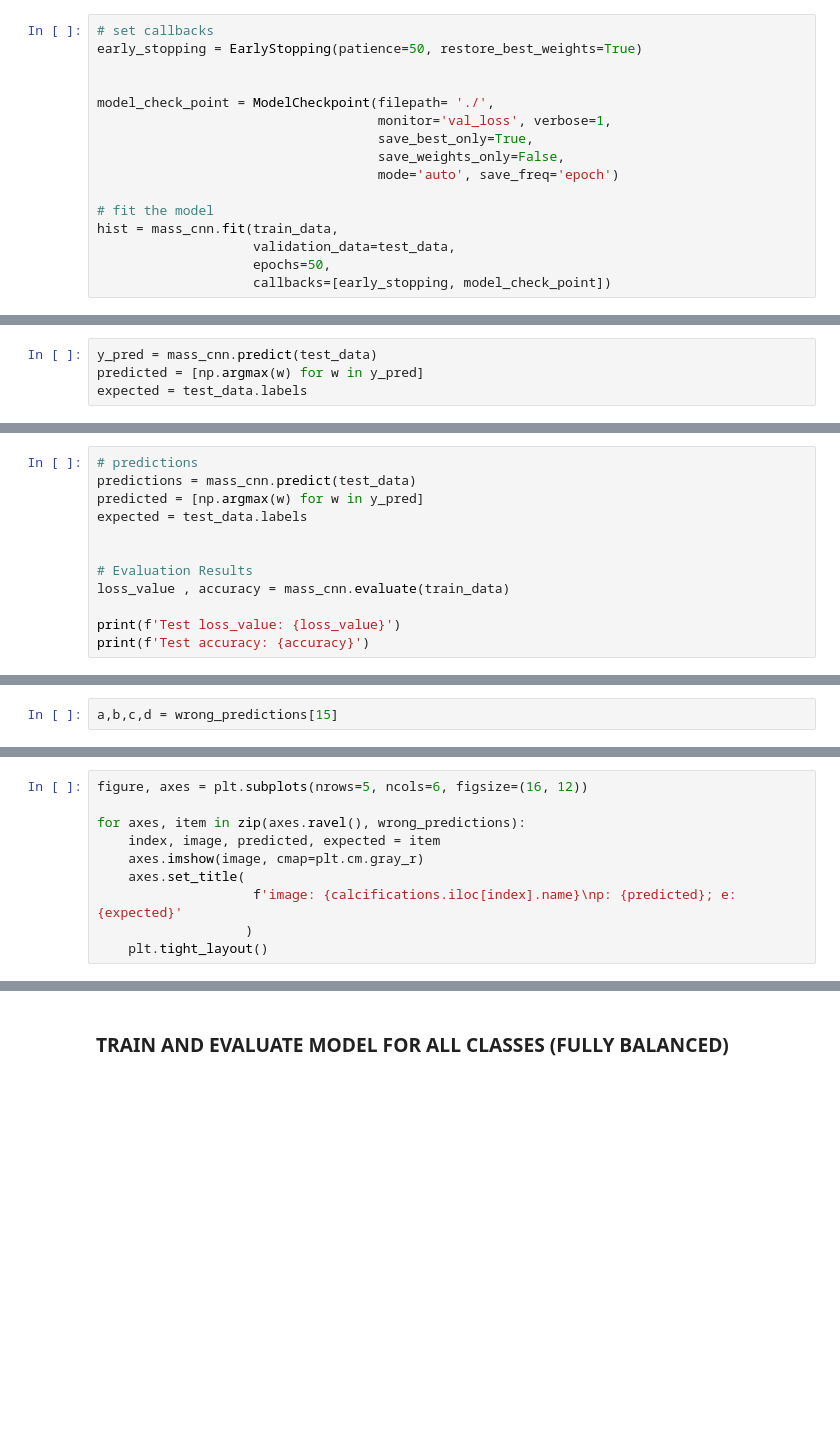
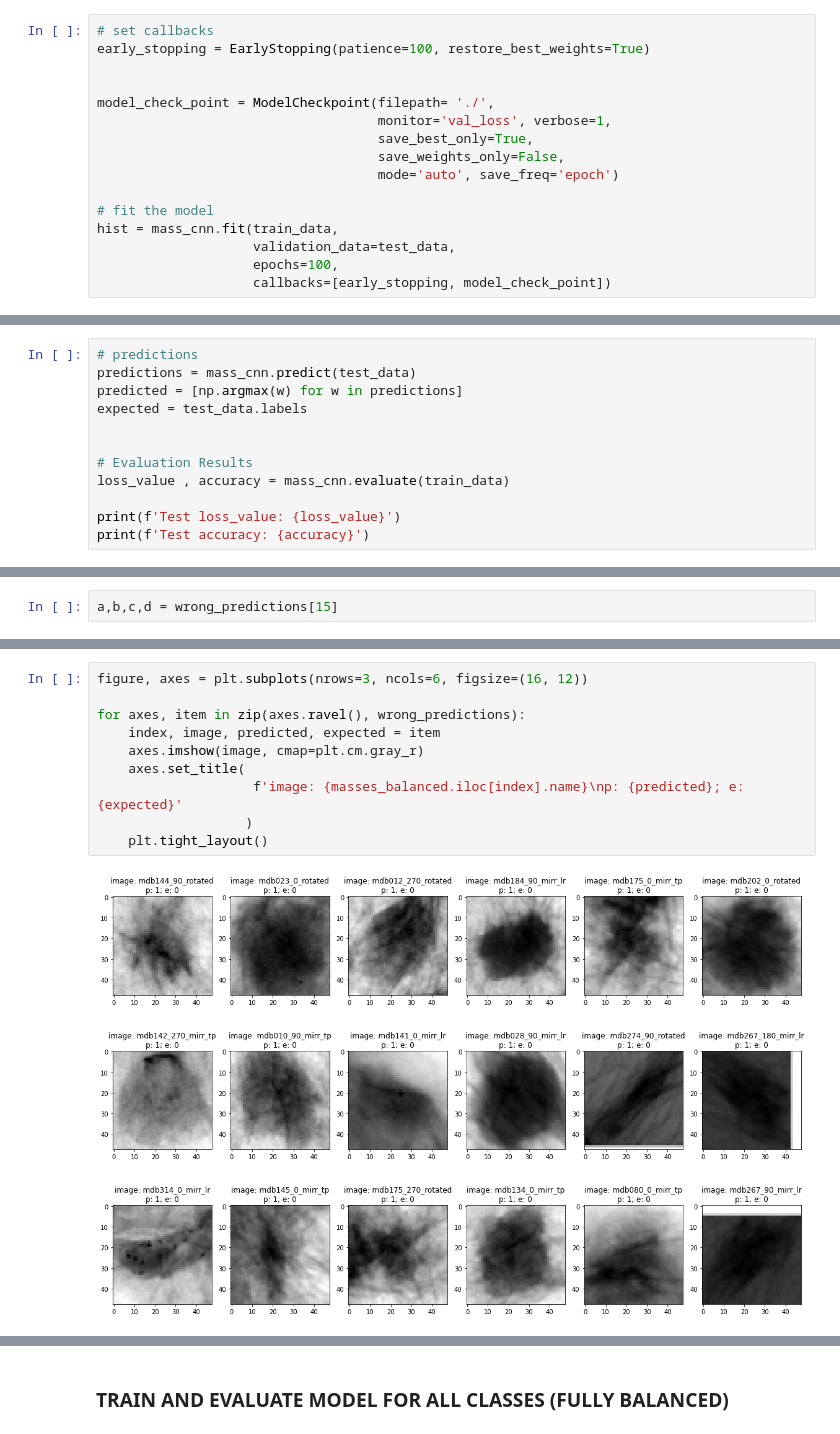
Before and after one commit to cpoles/data_science, a Jupyter notebook: projects/machine_learning/deep_learning/mias_mammography/notebooks/mias_mammography.ipynb, the cells around one changed output, grey strips where cells are left out. Drawn from its saved outputs; the diff is of its cells as text; blank space fills up the shorter version.

Commit message:
Added plotting results functionality

```diff
--- a/projects/machine_learning/deep_learning/mias_mammography/notebooks/mias_mammography.ipynb
+++ b/projects/machine_learning/deep_learning/mias_mammography/notebooks/mias_mammography.ipynb
@@ -566,7 +601,7 @@ mass_cnn.compile(optimizer=adam,
             metrics=['accuracy'])
 # %%
 # set callbacks
-early_stopping = EarlyStopping(patience=50, restore_best_weights=True)
+early_stopping = EarlyStopping(patience=100, restore_best_weights=True)
 
 
 model_check_point = ModelCheckpoint(filepath= './',
@@ -578,5 +613,5 @@ model_check_point = ModelCheckpoint(filepath= './',
 # fit the model
 hist = mass_cnn.fit(train_data,
                     validation_data=test_data,
-                    epochs=50,
+                    epochs=100,
                     callbacks=[early_stopping, model_check_point])
@@ -583,6 +636,14 @@ hist = mass_cnn.fit(train_data,
 # %% [markdown]
 #### Making Predictions
 # %%
-y_pred = mass_cnn.predict(test_data)
-predicted = [np.argmax(w) for w in y_pred]
+# predictions
+predictions = mass_cnn.predict(test_data)
+predicted = [np.argmax(w) for w in predictions]
 expected = test_data.labels
+
+
+# Evaluation Results
+loss_value , accuracy = mass_cnn.evaluate(train_data)
+
+print(f'Test loss_value: {loss_value}')
+print(f'Test accuracy: {accuracy}')
@@ -589,15 +654,3 @@ expected = test_data.labels
-# %%
-# predictions
-predictions = mass_cnn.predict(test_data)
-predicted = [np.argmax(w) for w in y_pred]
-expected = test_data.labels
-
-
-# Evaluation Results
-loss_value , accuracy = mass_cnn.evaluate(train_data)
-
-print(f'Test loss_value: {loss_value}')
-print(f'Test accuracy: {accuracy}')
 # %% [markdown]
 #### Confusion Matrix
 # %%
@@ -651,10 +741,12 @@ np.unique(test)
 # %%
-figure, axes = plt.subplots(nrows=5, ncols=6, figsize=(16, 12))
+figure, axes = plt.subplots(nrows=3, ncols=6, figsize=(16, 12))
 
 for axes, item in zip(axes.ravel(), wrong_predictions):
     index, image, predicted, expected = item
     axes.imshow(image, cmap=plt.cm.gray_r)
     axes.set_title(
-                    f'image: {calcifications.iloc[index].name}\np: {predicted}; e: {expected}'
+                    f'image: {masses_balanced.iloc[index].name}\np: {predicted}; e: {expected}'
                    )
     plt.tight_layout()
+# %% [output]
+[figure, added]
```
Also changed, not shown: parts of 109 cells of this notebook.
